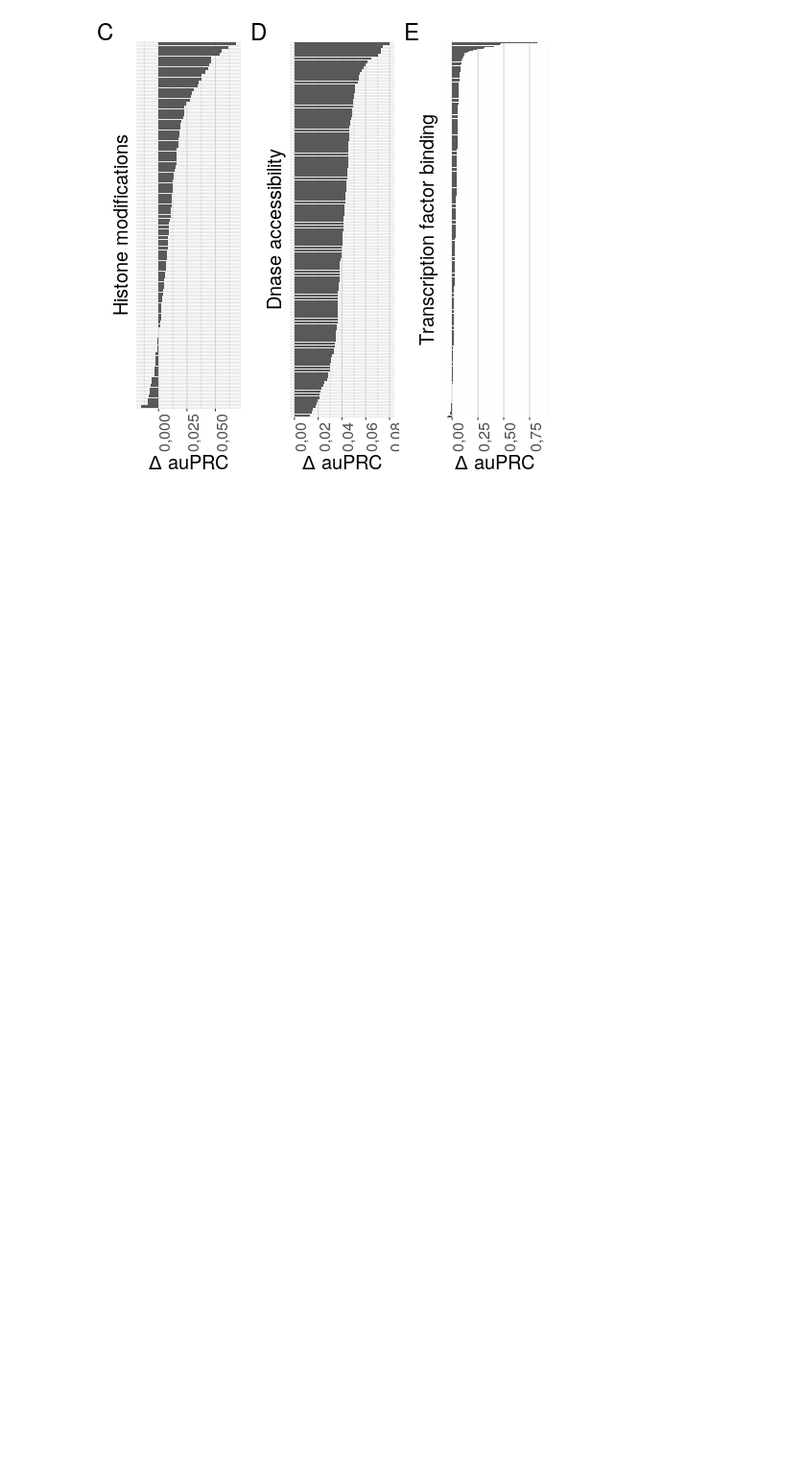
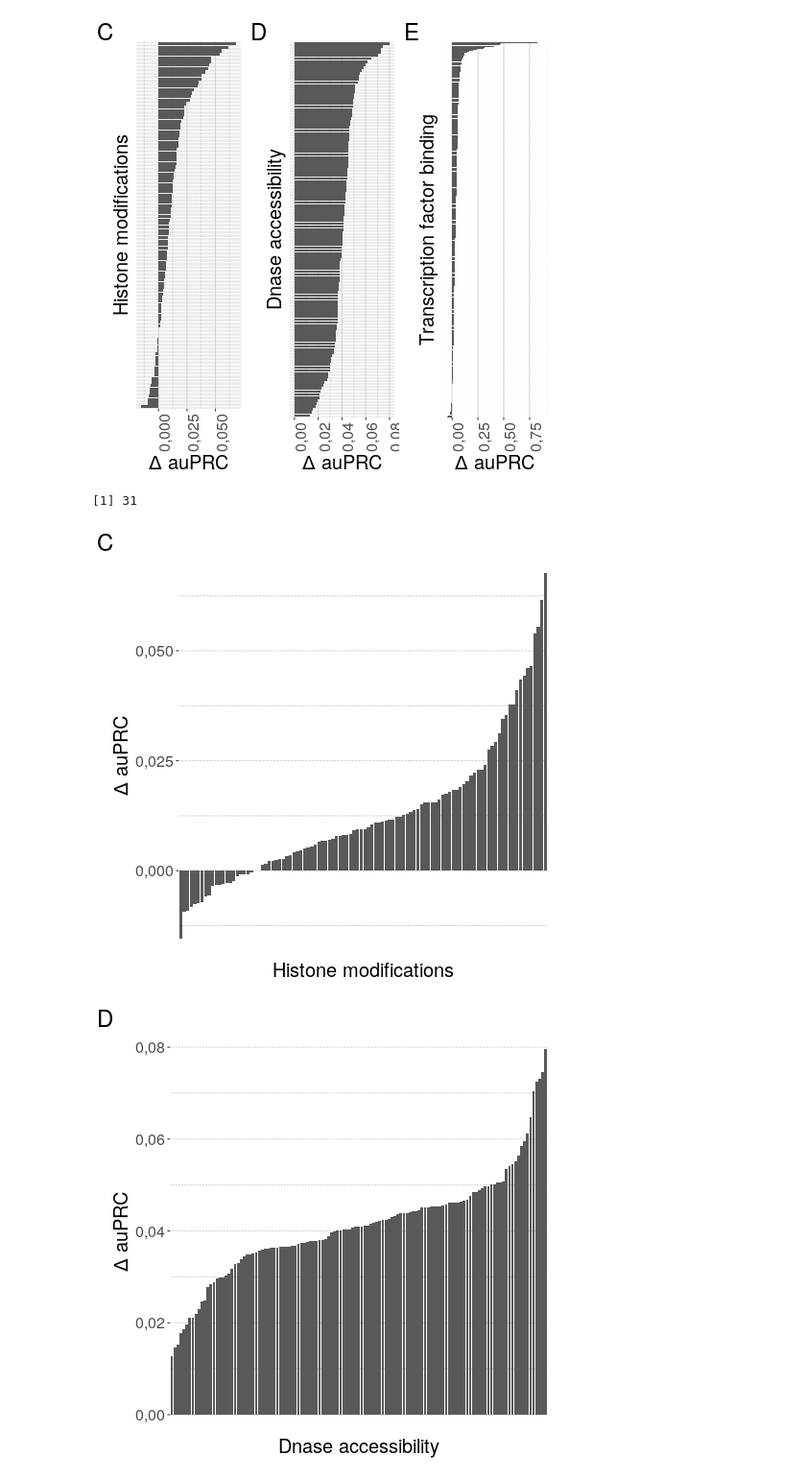
Before and after one commit to wkopp/janggu_usecases, a Jupyter notebook: 02_deepsea_danq_prediction/deepsea_danq_experiments.ipynb, the cells around one changed output. Shown: that part at 96% size. Cells and saved outputs as stored; diff of their text form; code cells hidden in the pictures; blank space fills up the shorter version.

```diff
--- a/02_deepsea_danq_prediction/deepsea_danq_experiments.ipynb
+++ b/02_deepsea_danq_prediction/deepsea_danq_experiments.ipynb
@@ -500,3 +616,76 @@ ggsave("figure/difference_order_3_vs_1_barplot_danq_all.eps", g, width=5, height
 ggsave("figure/difference_order_3_vs_1_barplot_danq_all.png", g, width=5, height=6)
 # %% [output]
 [figure]
+# %%
+%%R
+
+library(dplyr)
+# load data
+
+r11 = data.frame(auprc=t(as.matrix(read.table('deepsea_results/evaluation/danq_sdouble_o1_f900_aTrue_rr1/auprc.tsv',header=T))))
+r21 = data.frame(auprc=t(as.matrix(read.table('deepsea_results/evaluation/danq_sdouble_o2_f900_aTrue_rr1/auprc.tsv',header=T))))
+r31 = data.frame(auprc=t(as.matrix(read.table('deepsea_results/evaluation/danq_sdouble_o3_f900_aTrue_rr1/auprc.tsv',header=T))))
+
+
+# extract labels and categories
+labels=data.frame(ids=rownames(r21))
+labels$type = ""
+labels$type[startsWith(as.character(labels$ids), 'E')] = "Histone"
+labels$type[startsWith(as.character(labels$ids), 'wgEncodeAwgTfbs')] = "Tfbs"
+labels$type[startsWith(as.character(labels$ids), 'wgEncodeAwgDnase')] = "Dnase"
+
+df = data.frame(auprc1=r11$auprc, auprc2=r21$auprc, auprc3=r31$auprc, type=labels$type,
+                labels=as.character(labels$ids), stringsAsFactors = FALSE)
+
+df$delta_auprc = df$auprc3 - df$auprc1
+print(nrow(subset(df, type=="Tfbs" & delta_auprc>.1)))
+
+subdf = arrange(subset(df, type=="Histone"), delta_auprc)
+g1 = ggplot(subdf, aes(x=labels, y=delta_auprc)) +  scale_x_discrete(limits=subdf$labels) +
+   geom_bar(stat='identity') +
+  theme(text=element_text(size=20),
+         panel.background = element_blank(),
+        panel.grid.major.y=element_line(size = 0.5, linetype = 'solid',
+                                        colour = "lightgray"),
+        panel.grid.minor.y=element_line(size = 0.5, linetype = 'solid',
+                                        colour = "lightgray"),
+        #axis.text.x = element_text(angle=90, hjust=1),
+        axis.text.x=element_blank(),
+        axis.ticks.x=element_blank()) +
+  ylab(expression(Delta~"auPRC")) + xlab("Histone modifications") + labs(tag="C")
+
+subdf = arrange(subset(df, type=="Dnase"), delta_auprc)
+g2 = ggplot(subdf, aes(x=labels, y=delta_auprc)) +  scale_x_discrete(limits=subdf$labels) +
+  geom_bar(stat='identity') +
+  theme(text=element_text(size=20),
+         panel.background = element_blank(),
+        panel.grid.major.y=element_line(size = 0.5, linetype = 'solid',
+                                        colour = "lightgray"),
+        panel.grid.minor.y=element_line(size = 0.5, linetype = 'solid',
+                                        colour = "lightgray"),
+        #axis.text.x = element_text(angle=90, hjust=1),
+        axis.text.x=element_blank(),
+        axis.ticks.x=element_blank()) +
+  ylab(expression(Delta~"auPRC")) + xlab("Dnase accessibility") + labs(tag="D")
+
+subdf = arrange(subset(df, type=="Tfbs"), delta_auprc)
+g3 = ggplot(subdf, aes(x=labels, y=delta_auprc)) +  scale_x_discrete(limits=subdf$labels) +
+  geom_bar(stat='identity') +
+  theme(text=element_text(size=20),
+         panel.background = element_blank(),
+        panel.grid.major.y=element_line(size = 0.9, linetype = 'solid',
+                                        colour = "black"),
+        panel.grid.minor.y=element_line(size = 0.9, linetype = 'solid',
+                                        colour = "lightgray"),
+       # axis.text.x = element_text(angle=90, hjust=1),
+        axis.text.x=element_blank(),
+        axis.ticks.x=element_blank()) +
+  ylab(expression(Delta~"auPRC")) + xlab("Transcription factor binding") + labs(tag="E")
+
+print(g1)
+print(g2)
+print(g3)
+# %% [output]
+[1] 31
+[figure, added]
+[figure, added]
```
Also changed, not shown: parts of 6 cells of this notebook.
